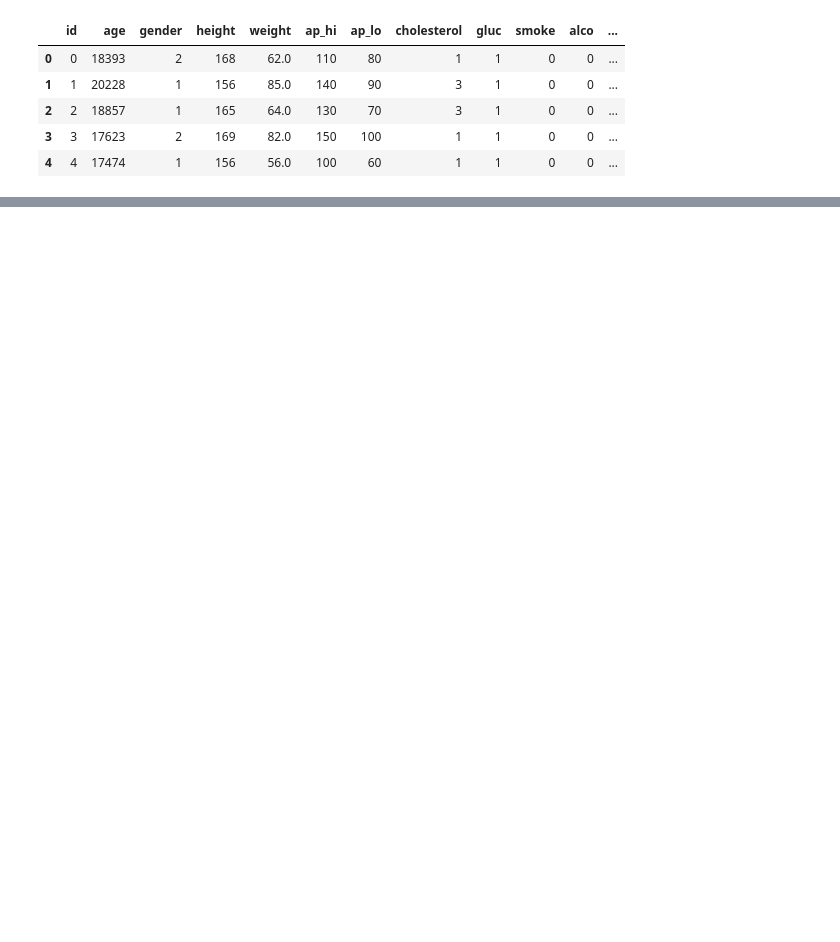
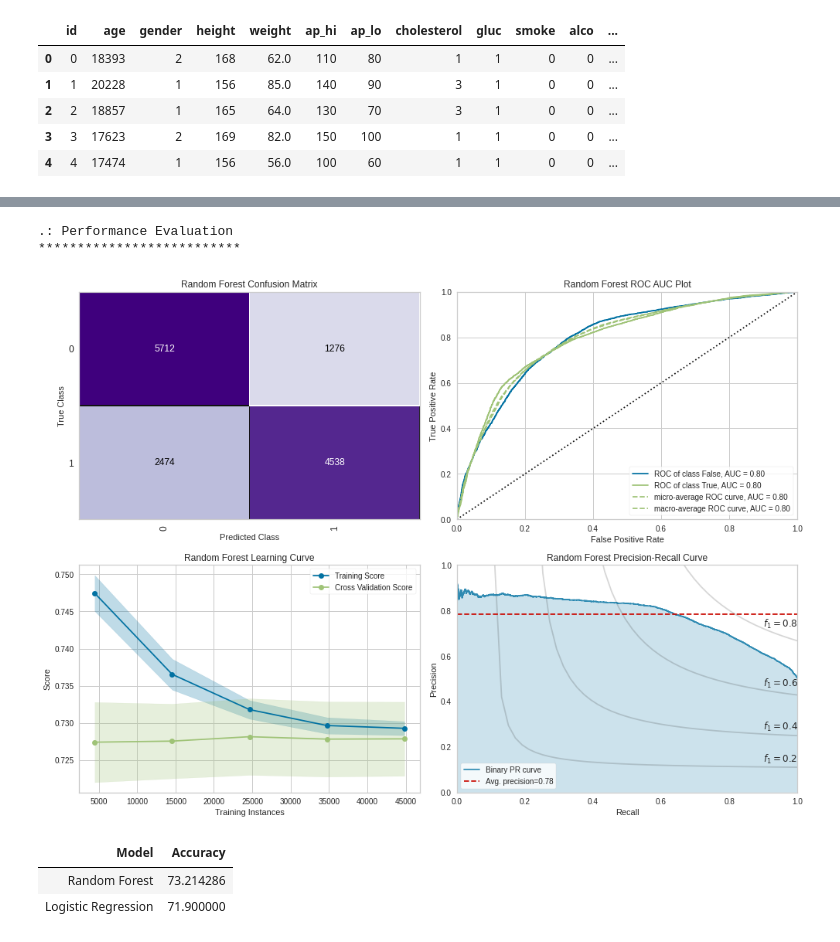
Before and after one commit to seanyoungsean/DSAI, a Jupyter notebook: CardiovascularDiseasePrediction_ML.ipynb, the cells around one changed output, grey strips where cells are left out. Saved outputs shown, nothing was run; the diff lists cells and outputs as text; code cells hidden in the pictures; blank space fills up the shorter version.

```diff
--- a/CardiovascularDiseasePrediction_ML.ipynb
+++ b/CardiovascularDiseasePrediction_ML.ipynb
@@ -20,0 +236,6 @@ data.head(5)
+# %%
+# --- Applying Random Forest ---
+RFclassifier = RandomForestClassifier(n_estimators=1000, random_state=1, max_leaf_nodes=20, min_samples_split=15)
+
+RFclassifier.fit(X_train, y_train)
+y_pred_RF = RFclassifier.predict(X_test)
@@ -20,0 +264,48 @@ data.head(5)
+# %%
+# --- Performance Evaluation ---
+print('\n\033[1m'+'.: Performance Evaluation'+'\033[0m')
+print('*' * 26)
+fig, ((ax1, ax2), (ax3, ax4)) = plt.subplots(2, 2, figsize=(14, 10))
+
+# --- Random Forest Confusion Matrix ---
+rfcmatrix = ConfusionMatrix(RFclassifier, ax=ax1, cmap='Purples',
+                            title='Random Forest Confusion Matrix')
+rfcmatrix.fit(X_train, y_train)
+rfcmatrix.score(X_test, y_test)
+rfcmatrix.finalize()
+
+# --- Random Forest ROC AUC ---
+rccrocauc = ROCAUC(RFclassifier, classes=['False', 'True'], ax=ax2,
+                   title='Random Forest ROC AUC Plot')
+rccrocauc.fit(X_train, y_train)
+rccrocauc.score(X_test, y_test)
+rccrocauc.finalize()
+
+# --- Random Forest Learning Curve ---
+rcclc = LearningCurve(RFclassifier, ax=ax3, title='Random Forest Learning Curve')
+rcclc.fit(X_train, y_train)
+rcclc.finalize()
+
+# --- Random Forest Precision Recall Curve ---
+rcccurve = PrecisionRecallCurve(RFclassifier, ax=ax4, ap_score=True, iso_f1_curves=True,
+                                title='Random Forest Precision-Recall Curve')
+rcccurve.fit(X_train, y_train)
+rcccurve.score(X_test, y_test)
+rcccurve.finalize()
+
+plt.tight_layout();
+# %% [output]
+.: Performance Evaluation
+**************************
+[figure, added]
+# %%
+# --- Create Accuracy Comparison Table ---
+compare = pd.DataFrame({'Model': ['Logistic Regression','Random Forest'],
+                        'Accuracy': [acc_lr*100, RFAcc*100]})
+
+# --- Create Accuracy Comparison Table ---
+compare.sort_values(by='Accuracy', ascending=False).style.background_gradient(cmap='PuRd').hide_index().set_properties(**{'font-family': 'Segoe UI'})
+# %% [output]
+| Model | Accuracy |
+| Random Forest | 73.214286 |
+| Logistic Regression | 71.900000 |
```
Also changed, not shown: parts of 25 cells of this notebook.
